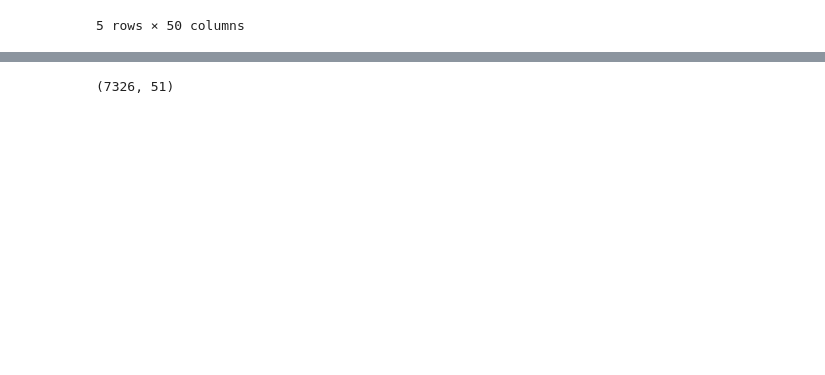
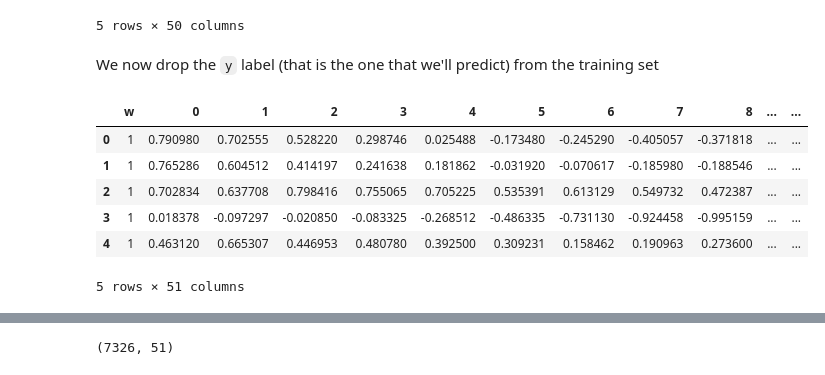
Before and after one commit to alessandrosinai/group_project_ml, a Jupyter notebook: fin1.ipynb, the cells around one changed output, grey strips where cells are left out. Cells and saved outputs as stored; diff of their text form; code cells hidden in the pictures; blank space fills up the shorter version.

```diff
--- a/fin1.ipynb
+++ b/fin1.ipynb
@@ -76,6 +38,17 @@ test.head()
 | 3 | -0.187722 | 0.030199 | -0.072558 | -0.098400 | -0.110795 | -0.127632 | -0.241193 | -0.374608 | -0.651771 | -0.513491 | ... | ... |
 | 4 | 0.248822 | 0.168815 | 0.260804 | 0.505885 | 0.471486 | 1.018661 | 0.971406 | 1.062348 | 0.986871 | 0.947982 | ... | ... |
 5 rows × 50 columns
+# %% [markdown]
+We now drop the `y` label (that is the one that we'll predict) from the training set
 # %%
-financial_train = train.drop("y", axis=1) # drop labels for training
-y=train["y"].copy()
+financial_train = train.drop("y", axis=1)
+y = train["y"].copy()
+financial_train.head()
+# %% [output]
+|  | w | 0 | 1 | 2 | 3 | 4 | 5 | 6 | 7 | 8 | ... | ... |
+| 0 | 1 | 0.790980 | 0.702555 | 0.528220 | 0.298746 | 0.025488 | -0.173480 | -0.245290 | -0.405057 | -0.371818 | ... | ... |
+| 1 | 1 | 0.765286 | 0.604512 | 0.414197 | 0.241638 | 0.181862 | -0.031920 | -0.070617 | -0.185980 | -0.188546 | ... | ... |
+| 2 | 1 | 0.702834 | 0.637708 | 0.798416 | 0.755065 | 0.705225 | 0.535391 | 0.613129 | 0.549732 | 0.472387 | ... | ... |
+| 3 | 1 | 0.018378 | -0.097297 | -0.020850 | -0.083325 | -0.268512 | -0.486335 | -0.731130 | -0.924458 | -0.995159 | ... | ... |
+| 4 | 1 | 0.463120 | 0.665307 | 0.446953 | 0.480780 | 0.392500 | 0.309231 | 0.158462 | 0.190963 | 0.273600 | ... | ... |
+5 rows × 51 columns
```
Also changed, not shown: parts of 38 cells of this notebook.
